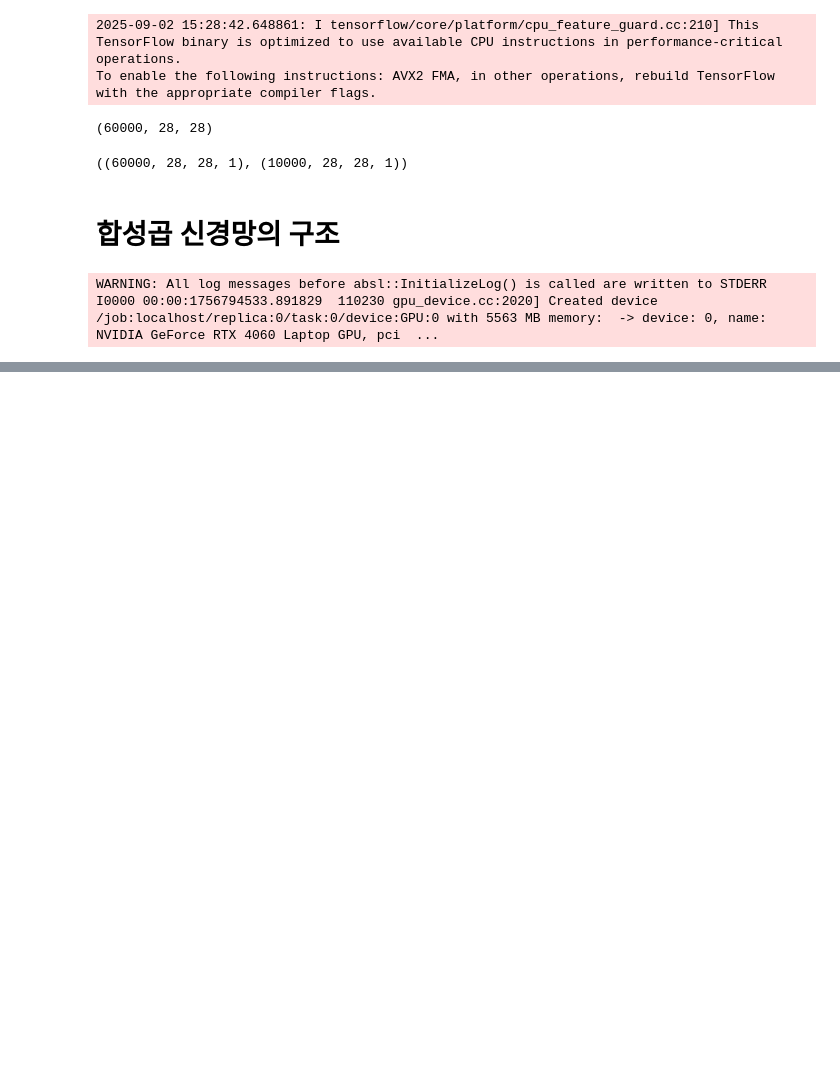
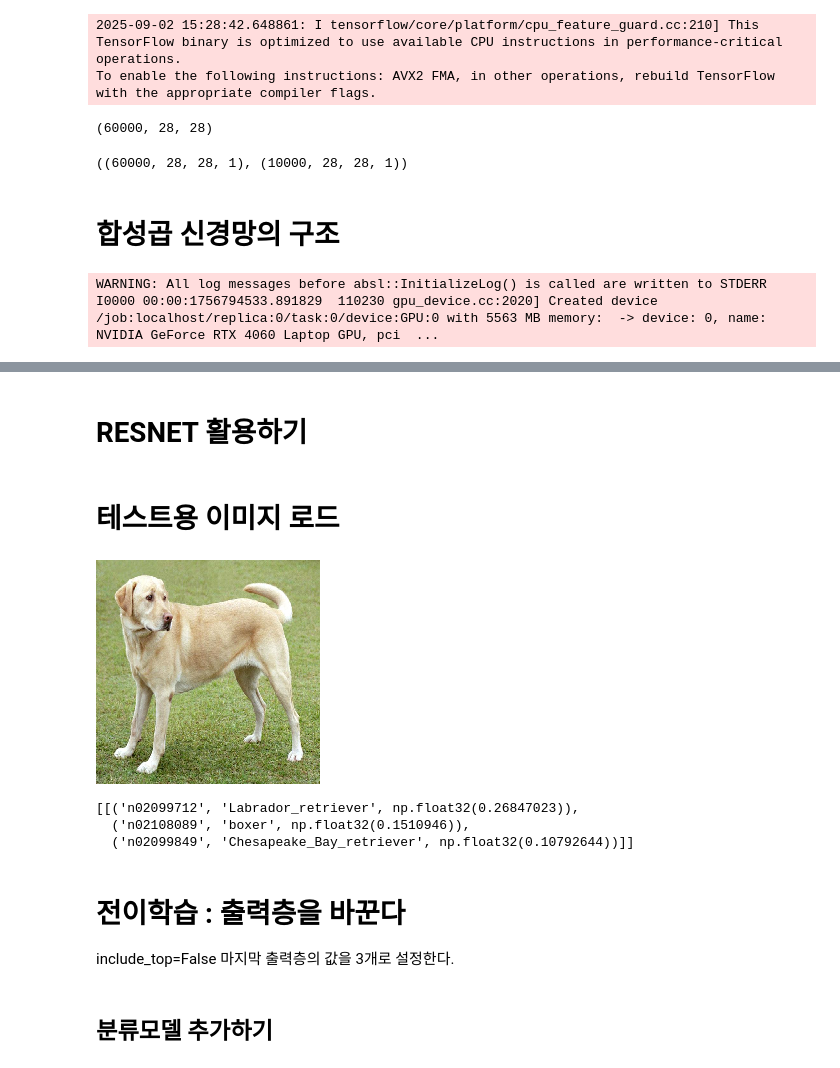
Before and after one commit to yleessam/wn7_dl_rep, a Jupyter notebook: 3_CNN_구조.ipynb, the cells around one changed output, grey strips where cells are left out. Cells and saved outputs as stored; diff of their text form; code cells hidden in the pictures; blank space fills up the shorter version.

```diff
--- a/3_CNN_구조.ipynb
+++ b/3_CNN_구조.ipynb
@@ -116,0 +118,2 @@ model.evaluate(X_test, y_test, verbose=0)
+# %% [markdown]
+# RESNET 활용하기
@@ -116,0 +124,27 @@ model.evaluate(X_test, y_test, verbose=0)
+# %% [markdown]
+# 테스트용 이미지 로드
+# %%
+from tensorflow.keras.preprocessing import image
+
+img = image.load_img('YellowLabradorLooking_new.jpg', target_size=(224,224))
+img
+# %% [output]
+[figure, added]
+# %%
+import numpy as np
+from tensorflow.keras.applications.resnet50 import decode_predictions
+
+x = image.img_to_array(img)
+x = np.expand_dims(x, axis=0)
+pred = model.predict(x, verbose=0)
+decode_predictions(pred, top=3)
+# %% [output]
+[[('n02099712', 'Labrador_retriever', np.float32(0.26847023)),
+  ('n02108089', 'boxer', np.float32(0.1510946)),
+  ('n02099849', 'Chesapeake_Bay_retriever', np.float32(0.10792644))]]
+# %% [markdown]
+# 전이학습 : 출력층을 바꾼다
+include_top=False
+마지막 출력층의 값을 3개로 설정한다.
+# %% [markdown]
+## 분류모델 추가하기
```
Also changed, not shown: parts of 11 cells of this notebook, 2 other files.
